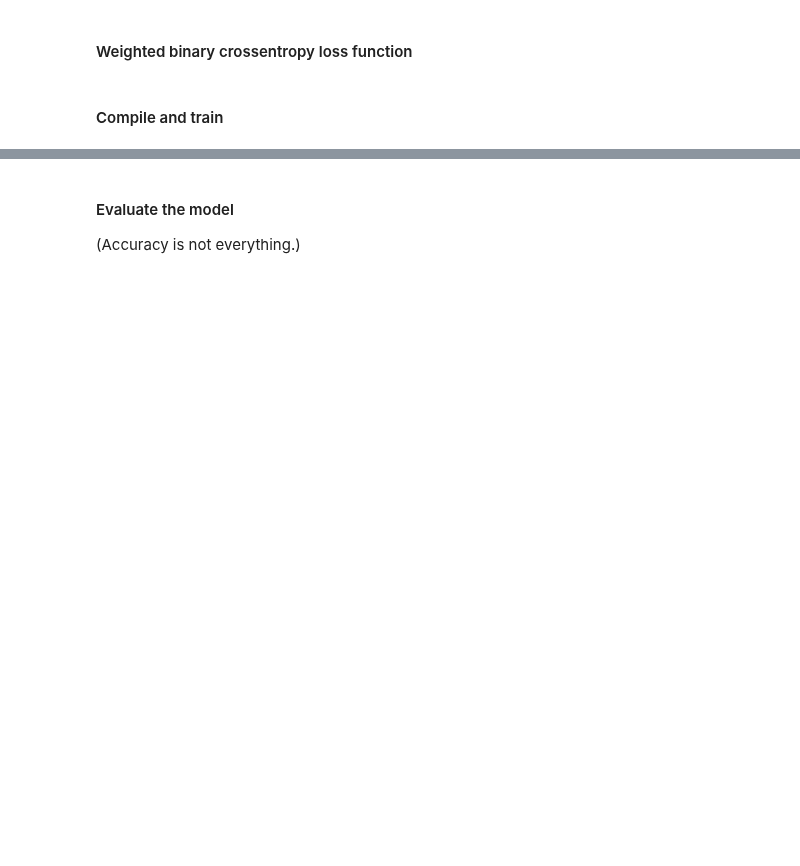
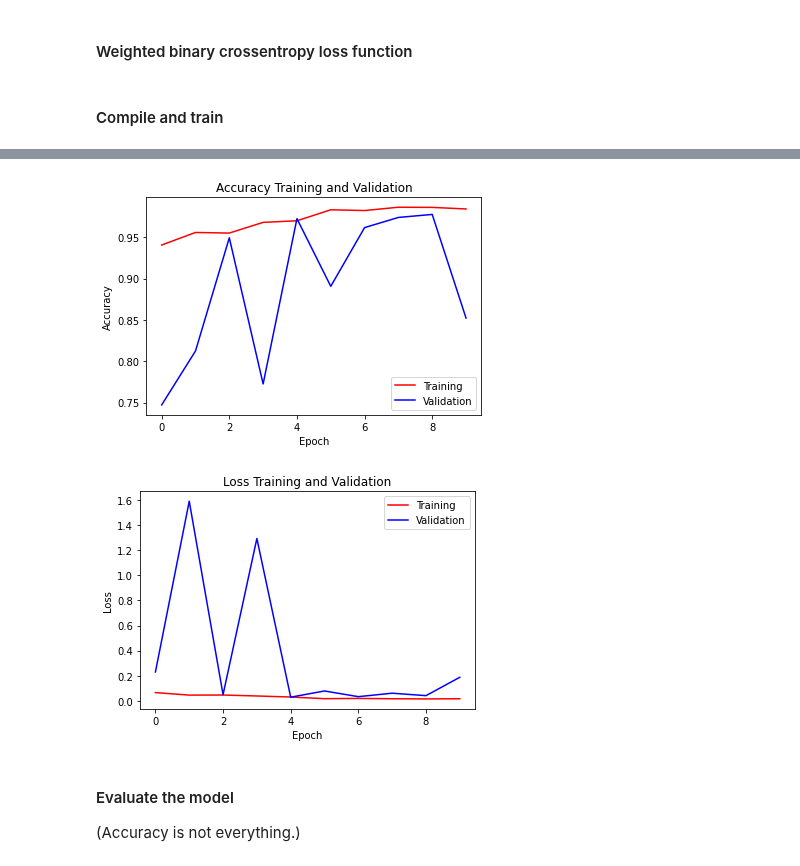
Before and after one commit to karencfisher/COVID19, a Jupyter notebook: notebooks/covidradio_weighted_densenet.ipynb, the cells around one changed output, grey strips where cells are left out. Saved outputs shown, nothing was run; the diff lists cells and outputs as text; code cells hidden in the pictures; blank space fills up the shorter version.

```diff
--- a/notebooks/covidradio_weighted_densenet.ipynb
+++ b/notebooks/covidradio_weighted_densenet.ipynb
@@ -97,7 +96,9 @@ Found 1380 images belonging to 2 classes.
 Found 1383 images belonging to 2 classes.
 # %%
 
-base_model = DenseNet121(weights='imagenet', include_top=False)
+base_model = DenseNet121(weights='imagenet',
+                         input_shape=(299, 299, 3),
+                         include_top=False)
 
 x = base_model.output
 x = GlobalAveragePooling2D()(x)
@@ -145,8 +146,8 @@ def Weighted_Loss(pos_w, neg_w, epsilon=1e-7):
 # %%
 model.compile(loss=Weighted_Loss(pos_w, neg_w), optimizer='adam', metrics=['accuracy'])
 
-stop = EarlyStopping(monitor='loss', patience=5, restore_best_weights=True)
-reduce_lr = ReduceLROnPlateau(monitor='loss', factor=0.2,
+stop = EarlyStopping(monitor='val_loss', patience=5, restore_best_weights=True)
+reduce_lr = ReduceLROnPlateau(monitor='val_loss', factor=0.2,
                               patience=5, min_lr=0.001)
 
 history = model.fit(train_gen,
@@ -160,12 +161,20 @@ history = model.fit(train_gen,
 model_path = os.path.join(BASE_PATH, 'densenet_model.h5')
 model.save(model_path)
 
-plt.plot(history.history['accuracy'], 'r', label='Accuracy')
-plt.plot(history.history['loss'], 'b', label='Loss')
+plt.plot(history.history['accuracy'], 'r', label='Training')
+plt.plot(history.history['val_accuracy'], 'b', label="Validation")
 plt.title('Accuracy Training and Validation')
 plt.ylabel('Accuracy')
 plt.xlabel('Epoch')
 plt.legend(loc=0)
 plt.show()
+
+plt.plot(history.history['loss'], 'r', label='Training')
+plt.plot(history.history['val_loss'], 'b', label="Validation")
+plt.title('Loss Training and Validation')
+plt.ylabel('Loss')
+plt.xlabel('Epoch')
+plt.legend(loc=0)
+plt.show()
 # %% [output]
 Epoch 1/25
@@ -188,3 +200,5 @@ Epoch 18/25
+[figure, added]
+[figure, added]
 # %%
 from tensorflow.keras.models import load_model
 model_path = os.path.join(BASE_PATH, 'densenet_model.h5')
```
Also changed, not shown: parts of 12 cells of this notebook.
